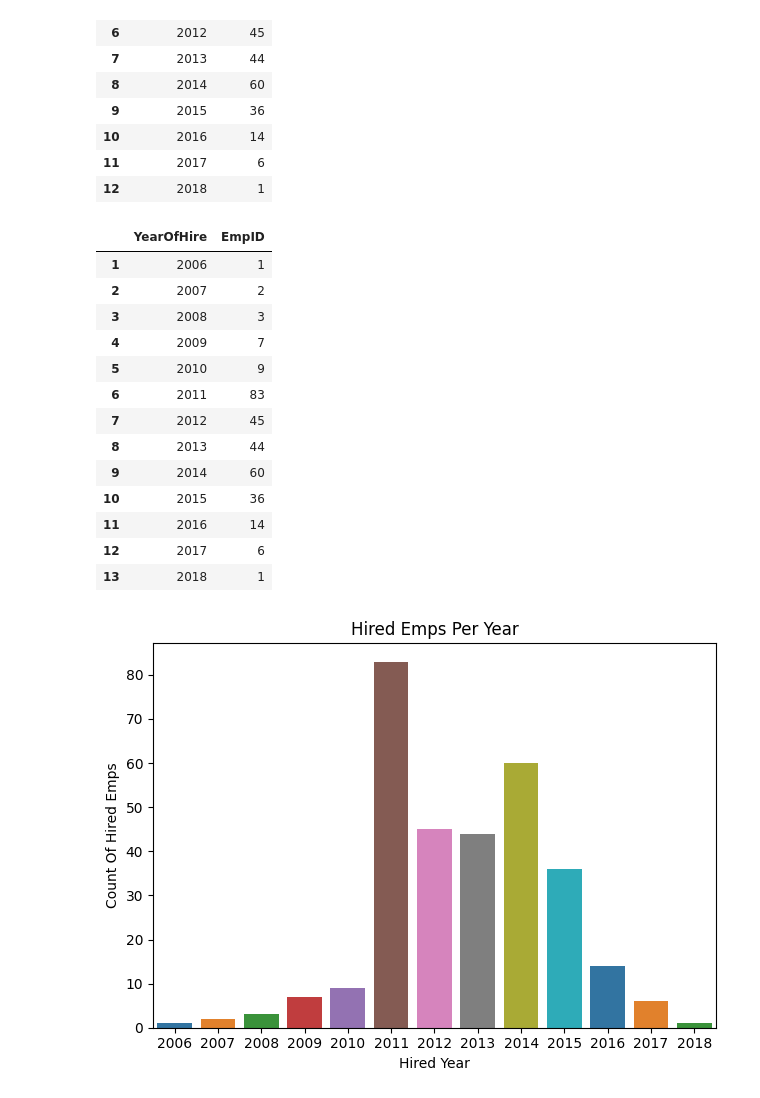
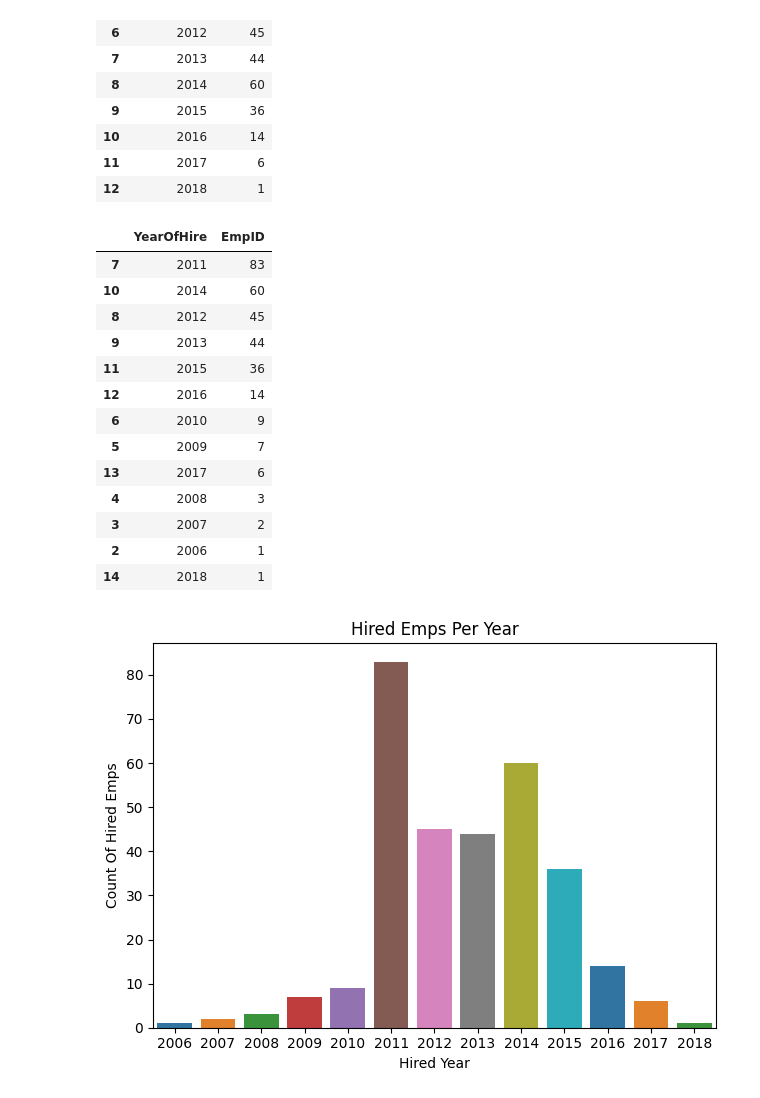
Before and after one commit to MahanGld/HrSampleDataAnalysis, a Jupyter notebook: HW-L03-03-MahanGoldoost.ipynb, the cells around one changed output. Saved outputs shown, nothing was run; the diff lists cells and outputs as text; code cells hidden in the pictures.

```diff
--- a/HW-L03-03-MahanGoldoost.ipynb
+++ b/HW-L03-03-MahanGoldoost.ipynb
@@ -194,22 +195,23 @@ grouped_Hired
 | 12 | 2018 | 1 |
 # %%
 grouped_Hired.index = grouped_Hired.index + 1
+grouped_Hired = grouped_Hired.sort_values(by='EmpID',ascending=False)
 grouped_Hired
 # %% [output]
 |  | YearOfHire | EmpID |
-| 1 | 2006 | 1 |
-| 2 | 2007 | 2 |
-| 3 | 2008 | 3 |
-| 4 | 2009 | 7 |
-| 5 | 2010 | 9 |
-| 6 | 2011 | 83 |
-| 7 | 2012 | 45 |
-| 8 | 2013 | 44 |
-| 9 | 2014 | 60 |
-| 10 | 2015 | 36 |
-| 11 | 2016 | 14 |
-| 12 | 2017 | 6 |
-| 13 | 2018 | 1 |
+| 7 | 2011 | 83 |
+| 10 | 2014 | 60 |
+| 8 | 2012 | 45 |
+| 9 | 2013 | 44 |
+| 11 | 2015 | 36 |
+| 12 | 2016 | 14 |
+| 6 | 2010 | 9 |
+| 5 | 2009 | 7 |
+| 13 | 2017 | 6 |
+| 4 | 2008 | 3 |
+| 3 | 2007 | 2 |
+| 2 | 2006 | 1 |
+| 14 | 2018 | 1 |
 # %%
 plt.Figure(figsize=(12,8))
 sns.barplot(data=grouped_Hired,x='YearOfHire',y='EmpID',hue='YearOfHire',palette='tab10',legend=False)
```
Also changed, not shown: parts of 2 cells of this notebook.
